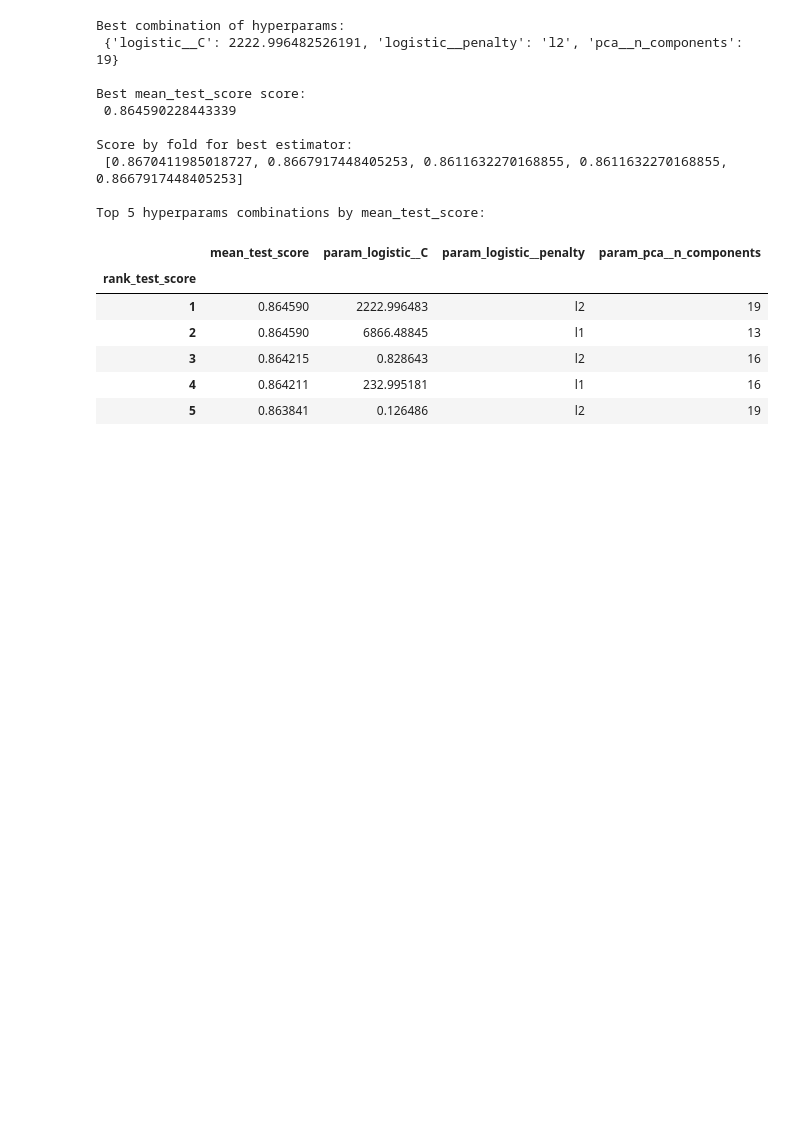
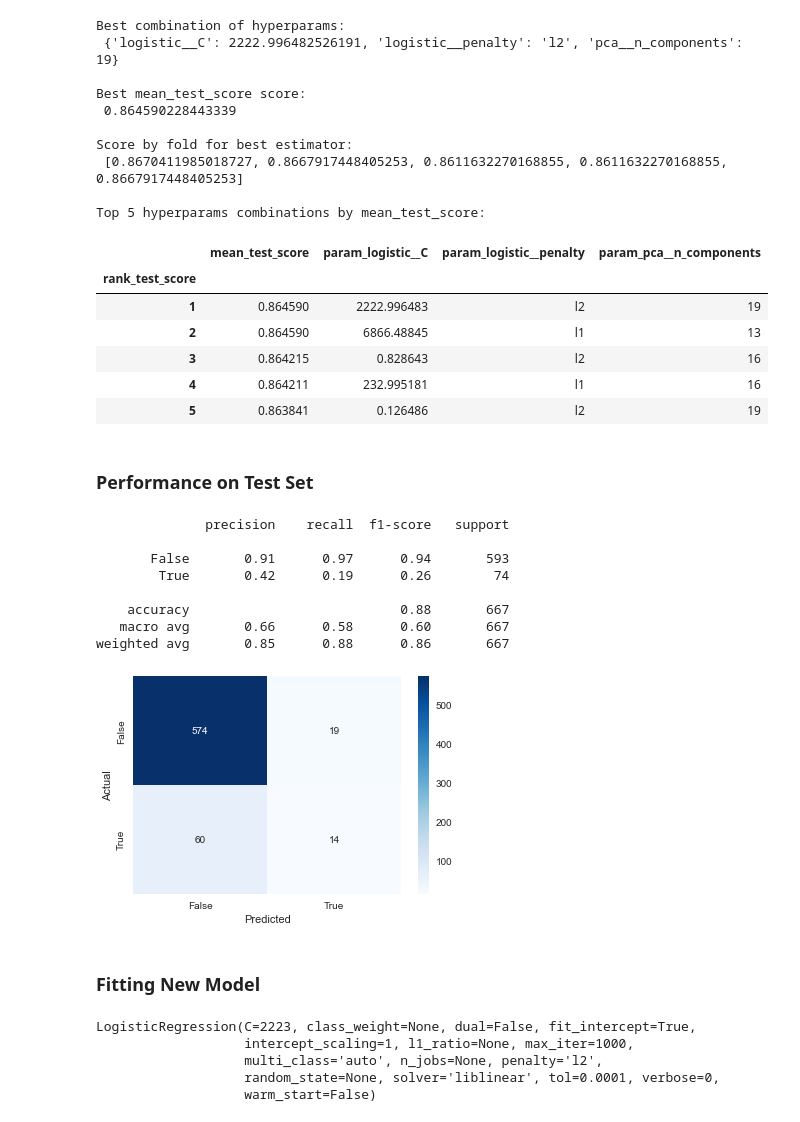
Before and after one commit to mevin-singh/Portfolio-Projects, a Jupyter notebook: Python/Customer Churn Prediction/churn_prediction.ipynb, the cells around one changed output. Cells and saved outputs as stored; diff of their text form; code cells hidden in the pictures; blank space fills up the shorter version.

```diff
--- a/Python/Customer Churn Prediction/churn_prediction.ipynb
+++ b/Python/Customer Churn Prediction/churn_prediction.ipynb
@@ -378,5 +428,4 @@ Top 5 hyperparams combinations by mean_test_score:
 # %%
-# Fitting new model
 lgbm1 = LGBMClassifier(max_depth = 35, n_estimators = 200, learning_rate = 0.1, num_leaves = 40)
 
-lgbm1.fit(x_train, y_train)
+lgbm1.fit(x_train_encoded_lgbm, y_train)
@@ -390,6 +446,11 @@ enc_lr = OneHotEncoder(sparse=False, handle_unknown="ignore")
 transformer_lr = ColumnTransformer([
     ("categorical", enc_lr, categorical_variables)
 ], remainder="passthrough")
+
+transformer_lr.fit(x_train)
+
+x_train_encoded_lr = pd.DataFrame(transformer_lr.transform(x_train), columns=transformer_lr.get_feature_names())
+x_test_encoded_lr = pd.DataFrame(transformer_lr.transform(x_test), columns=transformer_lr.get_feature_names())
 # %% [markdown]
 ### Pipeline
 # %%
@@ -465,3 +526,29 @@ Top 5 hyperparams combinations by mean_test_score:
 | 3 | 0.864215 | 0.828643 | l2 | 16 |
 | 4 | 0.864211 | 232.995181 | l1 | 16 |
 | 5 | 0.863841 | 0.126486 | l2 | 19 |
+# %% [markdown]
+### Performance on Test Set
+# %%
+score_model(gs_lr, x_test, y_test)
+# %% [output]
+              precision    recall  f1-score   support
+
+       False       0.91      0.97      0.94       593
+        True       0.42      0.19      0.26        74
+
+    accuracy                           0.88       667
+   macro avg       0.66      0.58      0.60       667
+weighted avg       0.85      0.88      0.86       667
+[figure, added]
+# %% [markdown]
+### Fitting New Model
+# %%
+lr1 = LogisticRegression(max_iter=1000, solver="liblinear", penalty="l2", C = 2223)
+
+lr1.fit(x_train_encoded_lr, y_train)
+# %% [output]
+LogisticRegression(C=2223, class_weight=None, dual=False, fit_intercept=True,
+                   intercept_scaling=1, l1_ratio=None, max_iter=1000,
+                   multi_class='auto', n_jobs=None, penalty='l2',
+                   random_state=None, solver='liblinear', tol=0.0001, verbose=0,
+                   warm_start=False)
```
Also changed, not shown: parts of 12 cells of this notebook.
